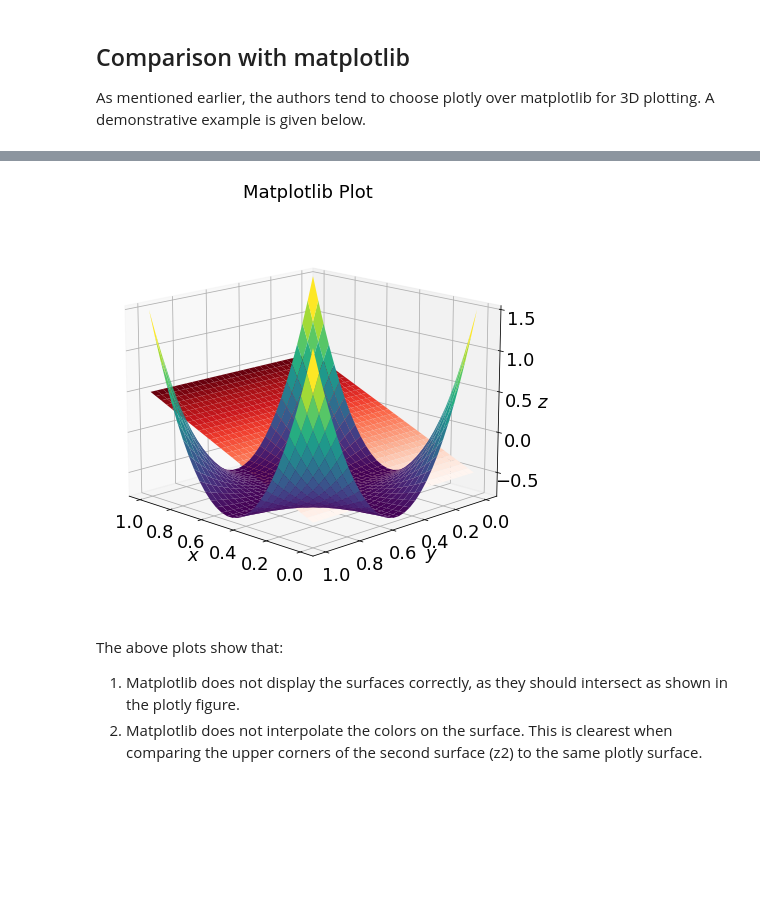
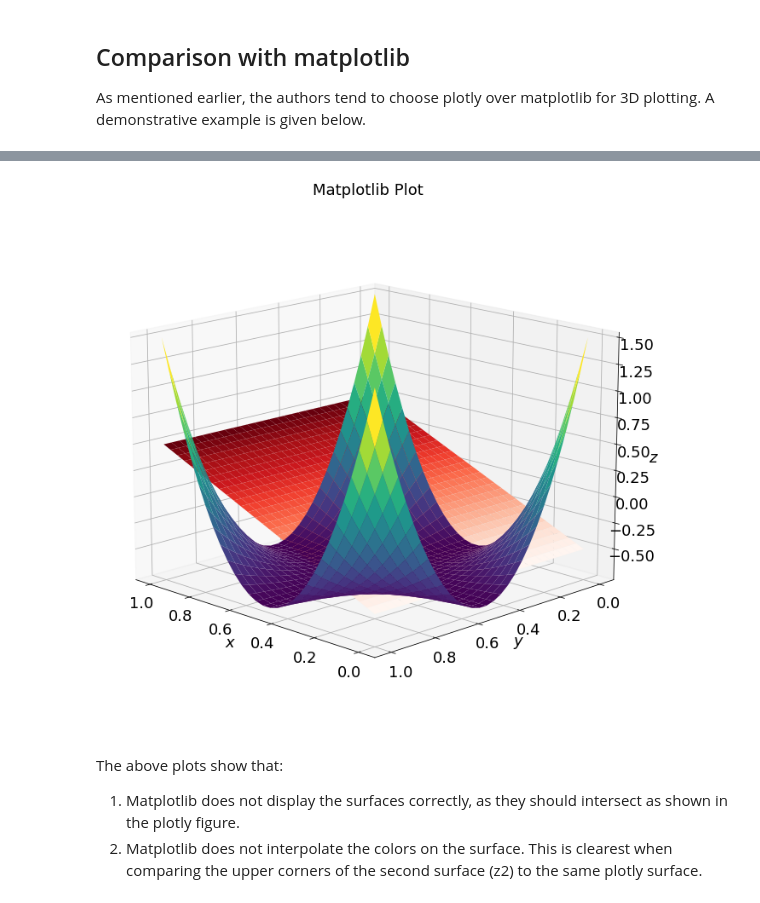
Before and after one commit to leakec/tfc, a Jupyter notebook: docs/notebooks/PlotlyMakePlot.ipynb, the cells around one changed output, grey strips where cells are left out. Cells and saved outputs as stored; diff of their text form; code cells hidden in the pictures; blank space fills up the shorter version.

Commit message:
* Updated plot size to use FullScreen in hopes that it will show up better on ReadTheDocs.

```diff
--- a/docs/notebooks/PlotlyMakePlot.ipynb
+++ b/docs/notebooks/PlotlyMakePlot.ipynb
@@ -64,33 +63,32 @@ As mentioned earlier, the authors tend to choose plotly over matplotlib for 3D p
 # %%
 from tfc.utils import MakePlot as MP
 from matplotlib import cm
 
 # This line is added for Python notebooks but is not necessary in a regular Python script.
 %matplotlib inline
 
 # Create two 3D surfaces that intersect
 x,y = np.meshgrid(np.linspace(0,1,30),np.linspace(0,1,30))
 z1 = x-0.5
 z2 = (3.*(x-0.5))**2*(2.*(y-0.5))**2-0.75
 
 p = MP(r'$x$',r'$y$',zlabs=r'$z$',titles=r'Matplotlib Plot')
 p.ax[0].plot_surface(x,y,z1,cmap=cm.Reds)
 p.ax[0].plot_surface(x,y,z2,cmap=cm.viridis)
 p.ax[0].view_init(azim=135,elev=15)
-p.PartScreen(7,7)
+p.FullScreen()
 p.show()
-
 
 p1 = MakePlot('x','y',zlabs='z',titles='Plotly plot')
 p1.Surface(x=x,y=y,z=z1,colorscale='reds',showscale=False)
 p1.Surface(x=x,y=y,z=z2,colorscale='viridis',showscale=False)
 p1.view(azimuth=135,elevation=15)
 p1.fig['layout']['scene']['aspectmode']='cube'
-p1.PartScreen(7,7)
+p1.FullScreen()
 p1.show()
 # %% [output]
 [interactive output not drawn]
-[figure, old version]
+[figure, new version]
 # %% [markdown]
 The above plots show that:
 
```
Also changed, not shown: parts of 1 cell of this notebook.
